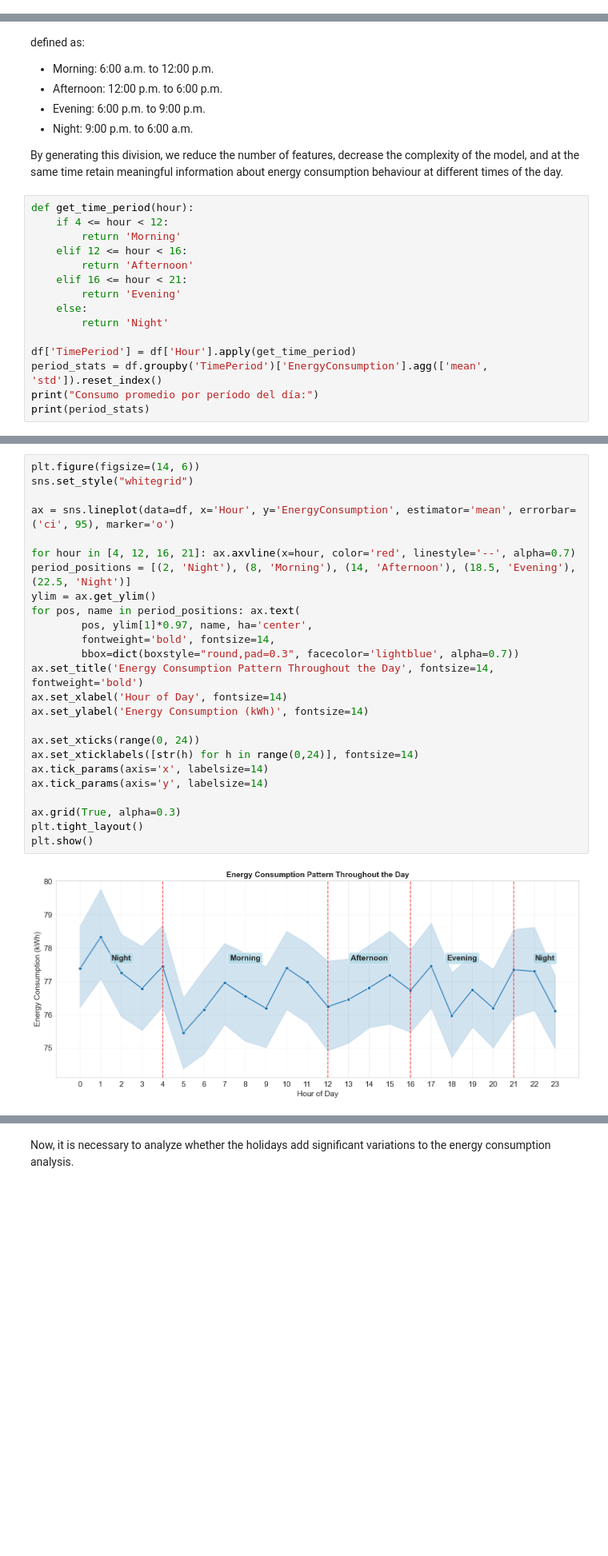
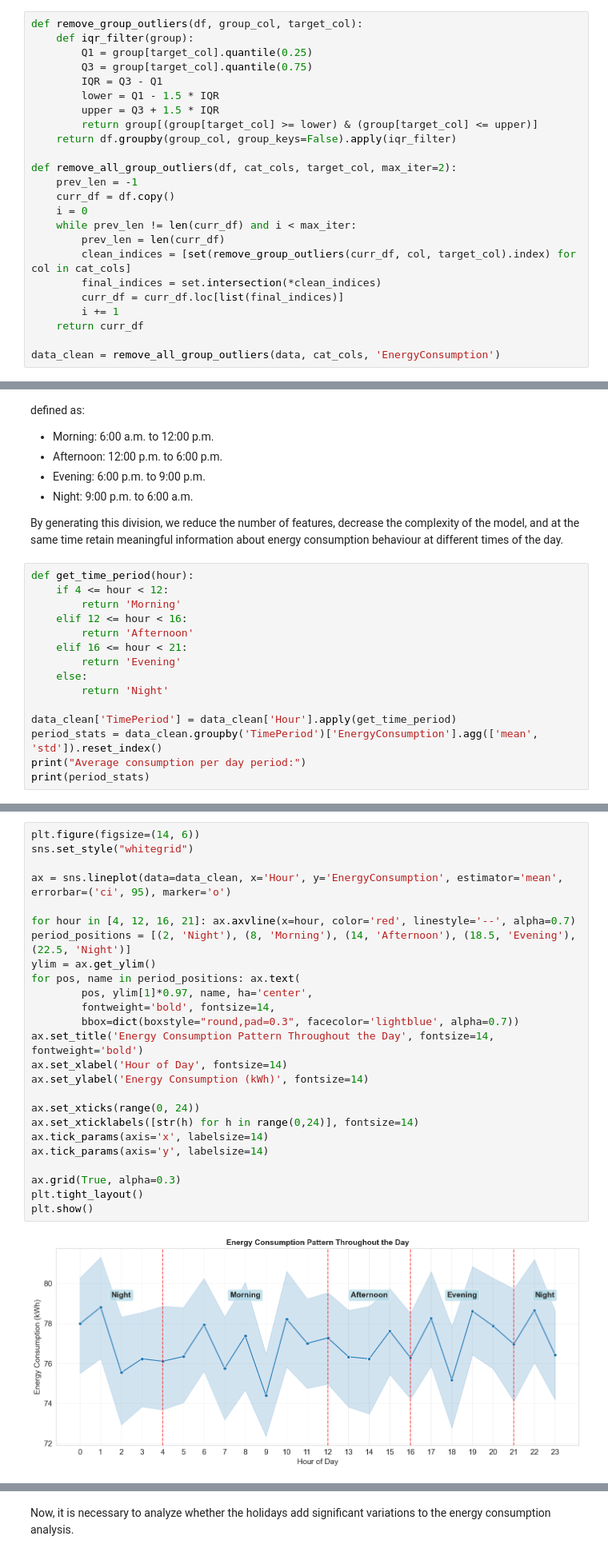
Before and after one commit to CatalinaNTU/EnergyConsumption, a Jupyter notebook: EnergyConsumption.ipynb, the cells around one changed output, grey strips where cells are left out. Shown at 80% size. Drawn from its saved outputs; the diff is of its cells as text; blank space fills up the shorter version.

```diff
--- a/EnergyConsumption.ipynb
+++ b/EnergyConsumption.ipynb
@@ -262,0 +307,24 @@ data_clean = remove_group_outliers(holiday, 'DayOfWeek', 'EnergyConsumption')
+# %%
+def remove_group_outliers(df, group_col, target_col):
+    def iqr_filter(group):
+        Q1 = group[target_col].quantile(0.25)
+        Q3 = group[target_col].quantile(0.75)
+        IQR = Q3 - Q1
+        lower = Q1 - 1.5 * IQR
+        upper = Q3 + 1.5 * IQR
+        return group[(group[target_col] >= lower) & (group[target_col] <= upper)]
+    return df.groupby(group_col, group_keys=False).apply(iqr_filter)
+
+def remove_all_group_outliers(df, cat_cols, target_col, max_iter=2):
+    prev_len = -1
+    curr_df = df.copy()
+    i = 0
+    while prev_len != len(curr_df) and i < max_iter:
+        prev_len = len(curr_df)
+        clean_indices = [set(remove_group_outliers(curr_df, col, target_col).index) for col in cat_cols]
+        final_indices = set.intersection(*clean_indices)
+        curr_df = curr_df.loc[list(final_indices)]
+        i += 1
+    return curr_df
+
+data_clean = remove_all_group_outliers(data, cat_cols, 'EnergyConsumption')
@@ -593,8 +598,8 @@ def get_time_period(hour):
     else:
         return 'Night'
 
-df['TimePeriod'] = df['Hour'].apply(get_time_period)
-period_stats = df.groupby('TimePeriod')['EnergyConsumption'].agg(['mean', 'std']).reset_index()
-print("Consumo promedio por período del día:")
+data_clean['TimePeriod'] = data_clean['Hour'].apply(get_time_period)
+period_stats = data_clean.groupby('TimePeriod')['EnergyConsumption'].agg(['mean', 'std']).reset_index()
+print("Average consumption per day period:")
 print(period_stats)
 # %% [output]
@@ -607,29 +612,29 @@ Consumo promedio por período del día:
 # %%
 plt.figure(figsize=(14, 6))
 sns.set_style("whitegrid")
 
-ax = sns.lineplot(data=df, x='Hour', y='EnergyConsumption', estimator='mean', errorbar=('ci', 95), marker='o')
+ax = sns.lineplot(data=data_clean, x='Hour', y='EnergyConsumption', estimator='mean', errorbar=('ci', 95), marker='o')
 
 for hour in [4, 12, 16, 21]: ax.axvline(x=hour, color='red', linestyle='--', alpha=0.7)
 period_positions = [(2, 'Night'), (8, 'Morning'), (14, 'Afternoon'), (18.5, 'Evening'), (22.5, 'Night')]
 ylim = ax.get_ylim()
 for pos, name in period_positions: ax.text(
         pos, ylim[1]*0.97, name, ha='center',
         fontweight='bold', fontsize=14,
         bbox=dict(boxstyle="round,pad=0.3", facecolor='lightblue', alpha=0.7))
 ax.set_title('Energy Consumption Pattern Throughout the Day', fontsize=14, fontweight='bold')
 ax.set_xlabel('Hour of Day', fontsize=14)
 ax.set_ylabel('Energy Consumption (kWh)', fontsize=14)
 
 ax.set_xticks(range(0, 24))
 ax.set_xticklabels([str(h) for h in range(0,24)], fontsize=14)
 ax.tick_params(axis='x', labelsize=14)
 ax.tick_params(axis='y', labelsize=14)
 
 ax.grid(True, alpha=0.3)
 plt.tight_layout()
 plt.show()
 # %% [output]
-[figure, old version]
+[figure, new version]
 # %%
 # df = df.drop('Hour', axis=1)
```
Also changed, not shown: parts of 41 cells of this notebook.
